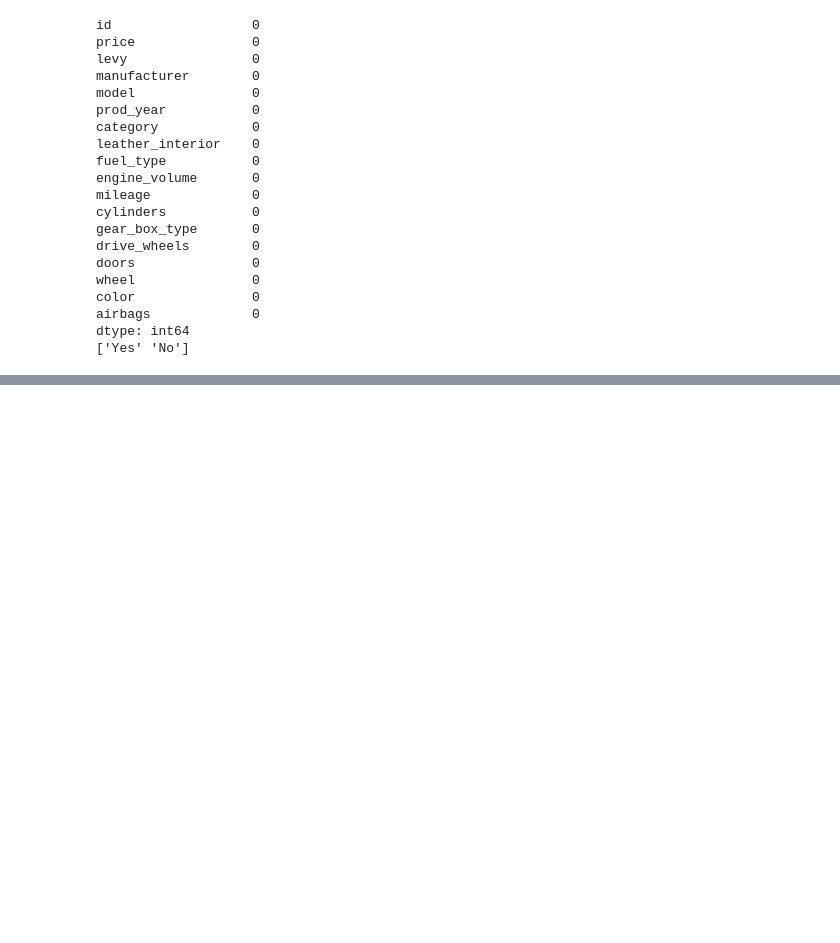
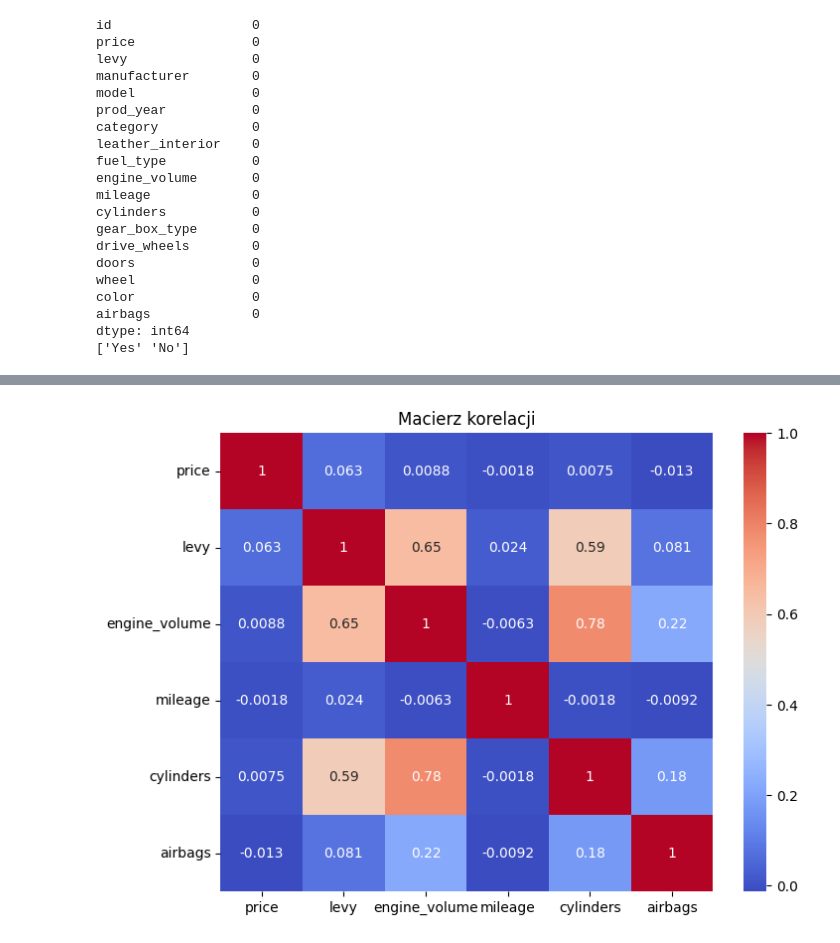
Before and after one commit to julia6twp/eksploracja_projekt, a Jupyter notebook: model1.ipynb, the cells around one changed output, grey strips where cells are left out. Drawn from its saved outputs; the diff is of its cells as text; code cells hidden in the pictures; blank space fills up the shorter version.

```diff
--- a/model1.ipynb
+++ b/model1.ipynb
@@ -119,6 +121,7 @@ print(df['leather_interior'].unique())
 df['levy'] = df['levy'].replace('-', np.nan)
 df['levy'] = df['levy'].str.replace(',', '').astype(float)
 df['mileage'] = df['mileage'].astype(str).str.replace(' km', '', regex=False).str.replace(',', '', regex=False).astype(int)
+df['engine_volume'] = df['engine_volume'].astype(str).str.extract(r'(\d+\.\d+|\d+)').astype(float)
 print(df.head())
 # %% [output]
          id  price    levy manufacturer    model  prod_year   category  \
@@ -152,10 +155,4 @@ Index(['manufacturer', 'model', 'category', 'fuel_type', 'engine_volume',
       dtype='object')
-# %%
-categorical_cols = ['manufacturer', 'model', 'category', 'fuel_type',
-                    'gear_box_type', 'drive_wheels', 'doors', 'wheel', 'color']
-
-#one-hot encoding
-df = pd.get_dummies(df, columns=categorical_cols, drop_first=True)
 # %%
 print(df.head())
 print(df.info())
@@ -179,0 +275,10 @@ None
+# %%
+quantitative_cols = ['price', 'levy', 'engine_volume', 'mileage', 'cylinders', 'airbags']
+corr_matrix = df[quantitative_cols].corr()
+
+plt.figure(figsize=(8,6))
+sns.heatmap(corr_matrix, annot=True, cmap='coolwarm')
+plt.title('Macierz korelacji')
+plt.show()
+# %% [output]
+[figure, added]
```
Also changed, not shown: parts of 13 cells of this notebook.
